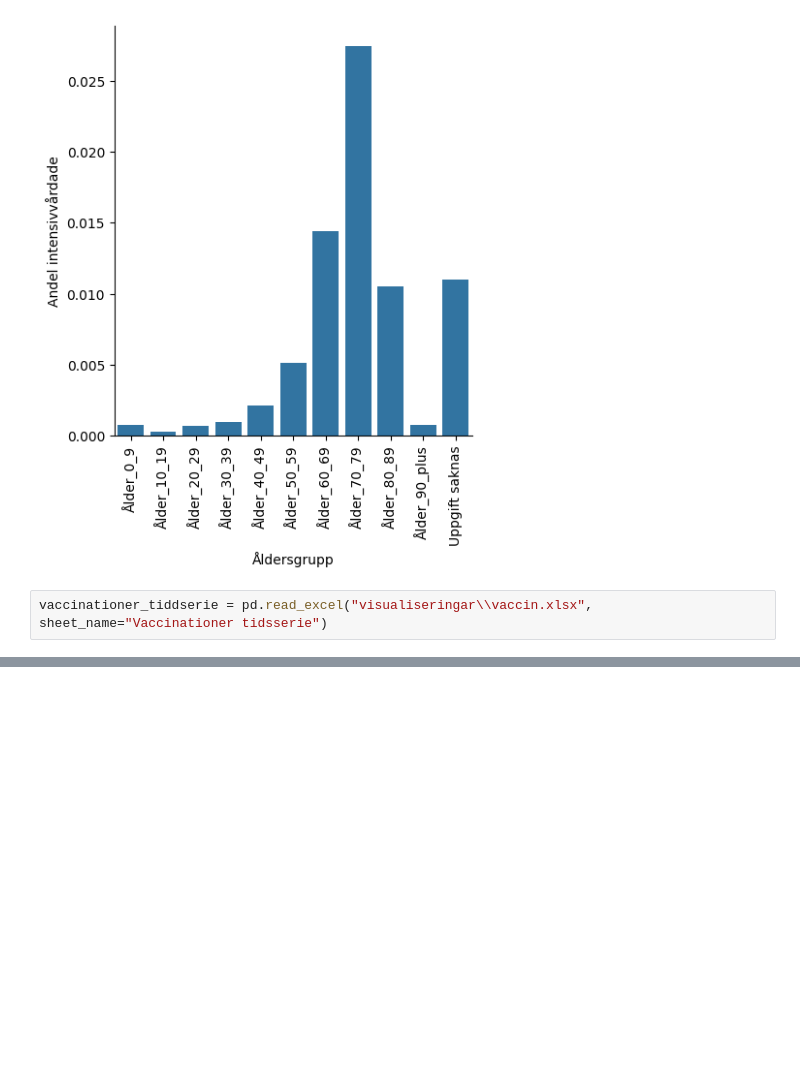
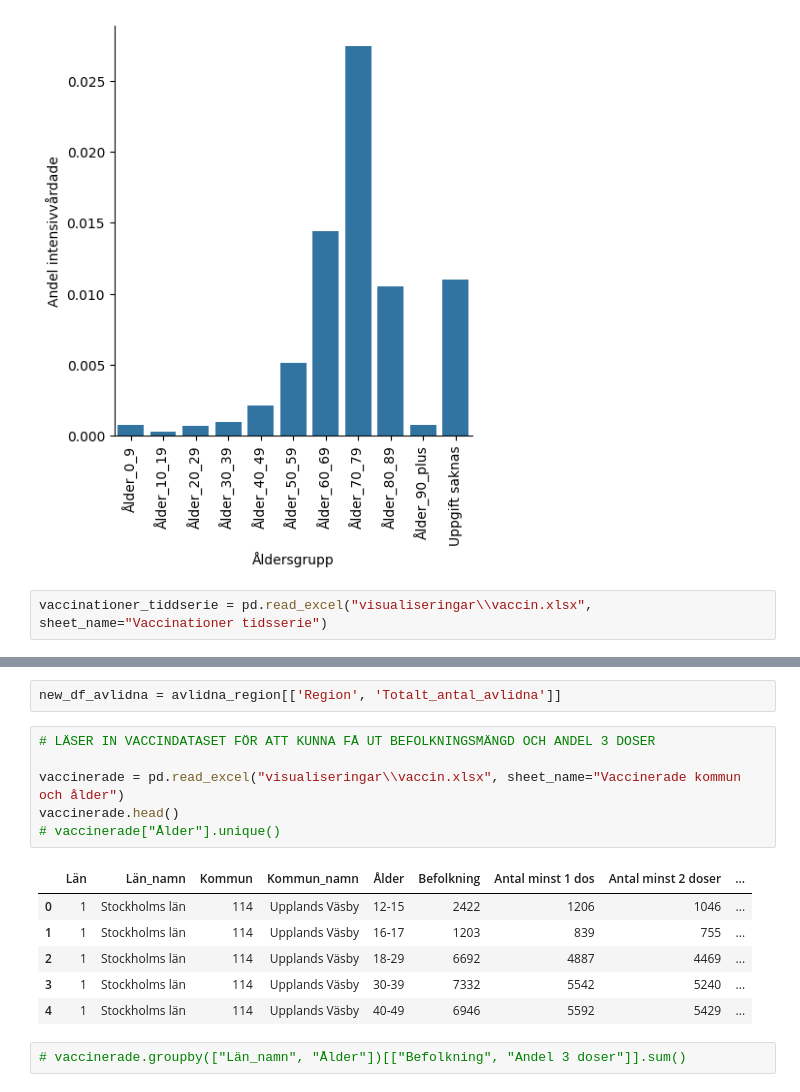
Before and after one commit to yomo001/databehandling-YOUNIS-MOUSSAVI, a Jupyter notebook: Laboration/lab1_uppgift3.ipynb, the cells around one changed output, grey strips where cells are left out. Cells and saved outputs as stored; diff of their text form; blank space fills up the shorter version.

```diff
--- a/Laboration/lab1_uppgift3.ipynb
+++ b/Laboration/lab1_uppgift3.ipynb
@@ -128,0 +130,17 @@ px.bar(vaccinerade_tiddserie, x = "Vecka2", y = "Andel vaccinerade",color = "Vac
+# %%
+new_df_avlidna = avlidna_region[['Region', 'Totalt_antal_avlidna']]
+# %%
+# LÄSER IN VACCINDATASET FÖR ATT KUNNA FÅ UT BEFOLKNINGSMÄNGD OCH ANDEL 3 DOSER
+
+vaccinerade = pd.read_excel("visualiseringar\\vaccin.xlsx", sheet_name="Vaccinerade kommun och ålder")
+vaccinerade.head()
+# vaccinerade["Ålder"].unique()
+# %% [output]
+|  | Län | Län_namn | Kommun | Kommun_namn | Ålder | Befolkning | Antal minst 1 dos | Antal minst 2 doser | ... |
+| 0 | 1 | Stockholms län | 114 | Upplands Väsby | 12-15 | 2422 | 1206 | 1046 | ... |
+| 1 | 1 | Stockholms län | 114 | Upplands Väsby | 16-17 | 1203 | 839 | 755 | ... |
+| 2 | 1 | Stockholms län | 114 | Upplands Väsby | 18-29 | 6692 | 4887 | 4469 | ... |
+| 3 | 1 | Stockholms län | 114 | Upplands Väsby | 30-39 | 7332 | 5542 | 5240 | ... |
+| 4 | 1 | Stockholms län | 114 | Upplands Väsby | 40-49 | 6946 | 5592 | 5429 | ... |
+# %%
+# vaccinerade.groupby(["Län_namn", "Ålder"])[["Befolkning", "Andel 3 doser"]].sum()
```
Also changed, not shown: parts of 36 cells of this notebook, 4 other files.
